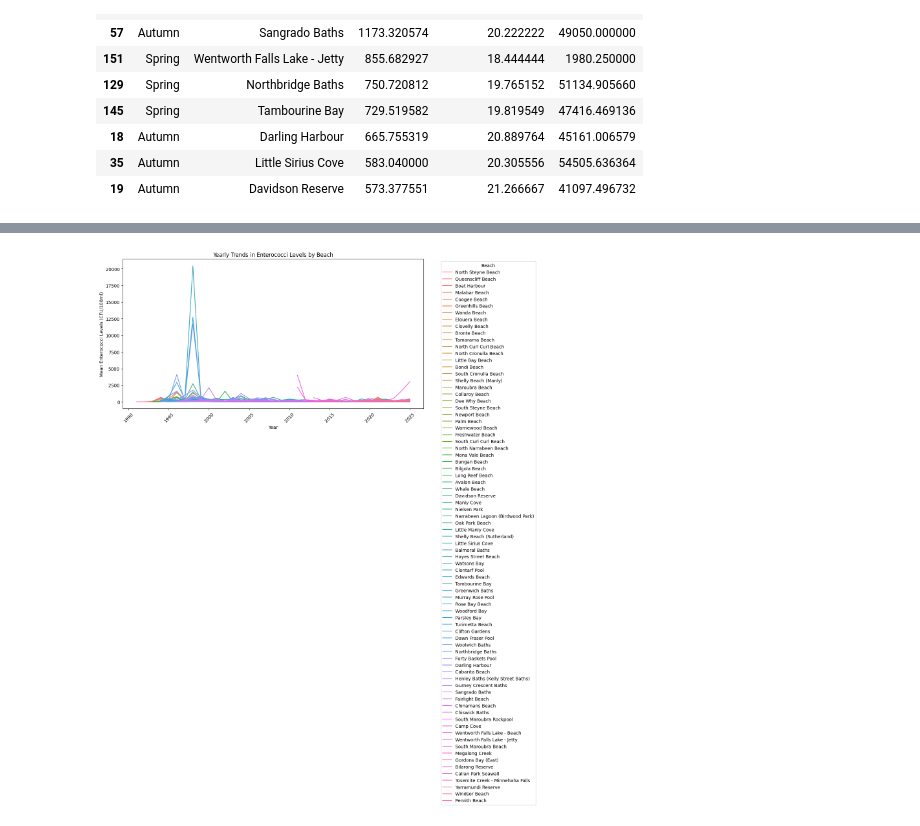
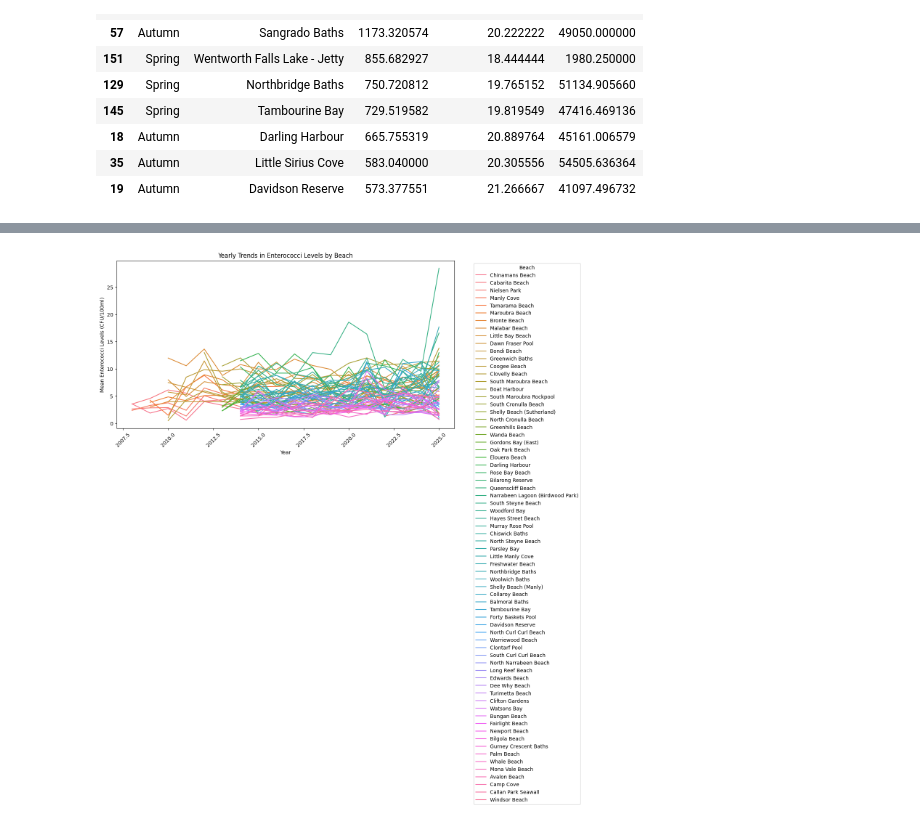
Before and after one commit to ipktpz/beach_water_quality, a Jupyter notebook: sydney_water_quality.ipynb, the cells around one changed output, grey strips where cells are left out. Drawn from its saved outputs; the diff is of its cells as text; code cells hidden in the pictures.

Commit message:
remove outliers

```diff
--- a/sydney_water_quality.ipynb
+++ b/sydney_water_quality.ipynb
@@ -161,0 +106,35 @@ merged_data.sample(10)
+# %%
+# filter for common dates
+common_dates = water_quality[water_quality['date'].isin(weather['date'])]
+
+# Merge water quality with weather data on date but only take precipitation
+common_dates = common_dates.merge(weather[['date', 'precipitation_mm']], on='date', how='inner')
+
+# keep only relevant columns
+merged_data = common_dates[['date', 'beach', 'council', 'region', 'enterococci', 'water_temperature', 'conductivity',
+                            'latitude', 'longitude', 'precipitation_mm']]
+
+# Save the merged data to a new CSV file
+merged_data.to_csv('merged_water_quality_weather.csv', index=False)
+
+# remove rows with NaN values
+
+merged_data = merged_data.dropna().copy()
+
+# remove outliers
+def remove_outliers(df, column):
+    q1 = df[column].quantile(0.25)
+    q3 = df[column].quantile(0.75)
+    iqr = q3 - q1
+    lower_bound = q1 - 1.5 * iqr
+    upper_bound = q3 + 1.5 * iqr
+    return df[(df[column] >= lower_bound) & (df[column] <= upper_bound)]
+merged_data = remove_outliers(merged_data, 'enterococci')
+merged_data = remove_outliers(merged_data, 'water_temperature')
+merged_data = remove_outliers(merged_data, 'conductivity')
+
+# Save the cleaned merged data to a new CSV file
+merged_data.to_csv('cleaned_merged_water_quality_weather.csv', index=False)
+
+# Display the first few rows of the cleaned merged data
+print(merged_data.head())
@@ -162,26 +162,26 @@ merged_data.sample(10)
 # %%
 # Are there noticeable improvements or declines in water quality over the years?
 
-water_quality['year'] = water_quality['date'].dt.year
-yearly_trends = water_quality.groupby(['year', 'beach']).agg({
+merged_data['year'] = merged_data['date'].dt.year
+yearly_trends = merged_data.groupby(['year', 'beach']).agg({
     'enterococci': 'mean',
 }).reset_index()
 yearly_trends = yearly_trends.sort_values(by=['year', 'enterococci'], ascending=[True, False])
 yearly_trends.head(10)
 yearly_trends.tail(10)
 # Visualizing the trends
 import seaborn as sns
 import matplotlib.pyplot as plt
 plt.figure(figsize=(12, 6))
 sns.lineplot(data=yearly_trends, x='year', y='enterococci', hue='beach')
 plt.title('Yearly Trends in Enterococci Levels by Beach')
 plt.xlabel('Year')
 plt.ylabel('Mean Enterococci Levels (CFU/100ml)')
 plt.xticks(rotation=45)
 plt.legend(title='Beach', bbox_to_anchor=(1.05, 1), loc='upper left')
 plt.tight_layout()
 plt.show()
 # %% [output]
-[figure, old version]
+[figure, new version]
 # %%
 # What is the distribution of enterococci levels across different councils?
```
Also changed, not shown: parts of 12 cells of this notebook, 3 other files.
